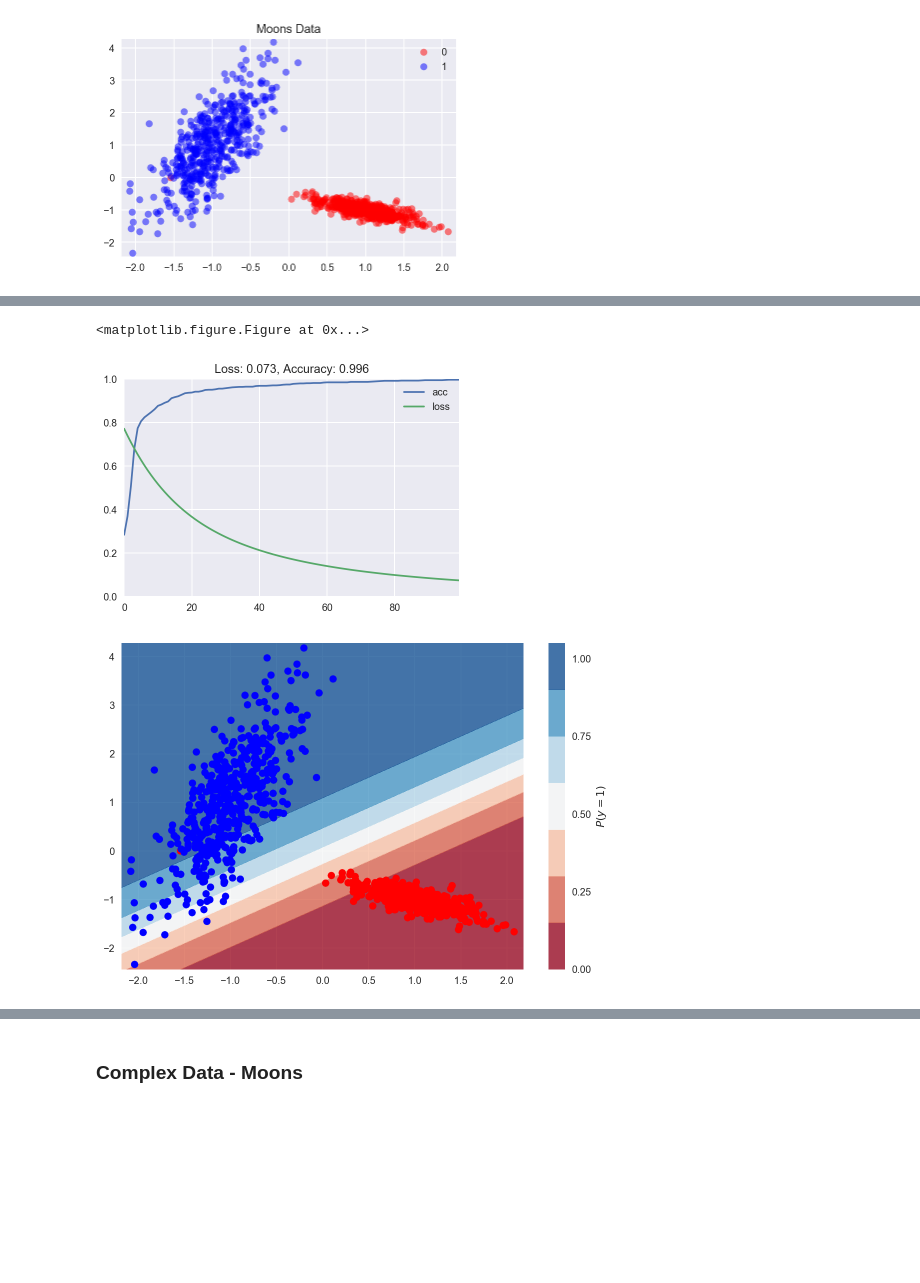
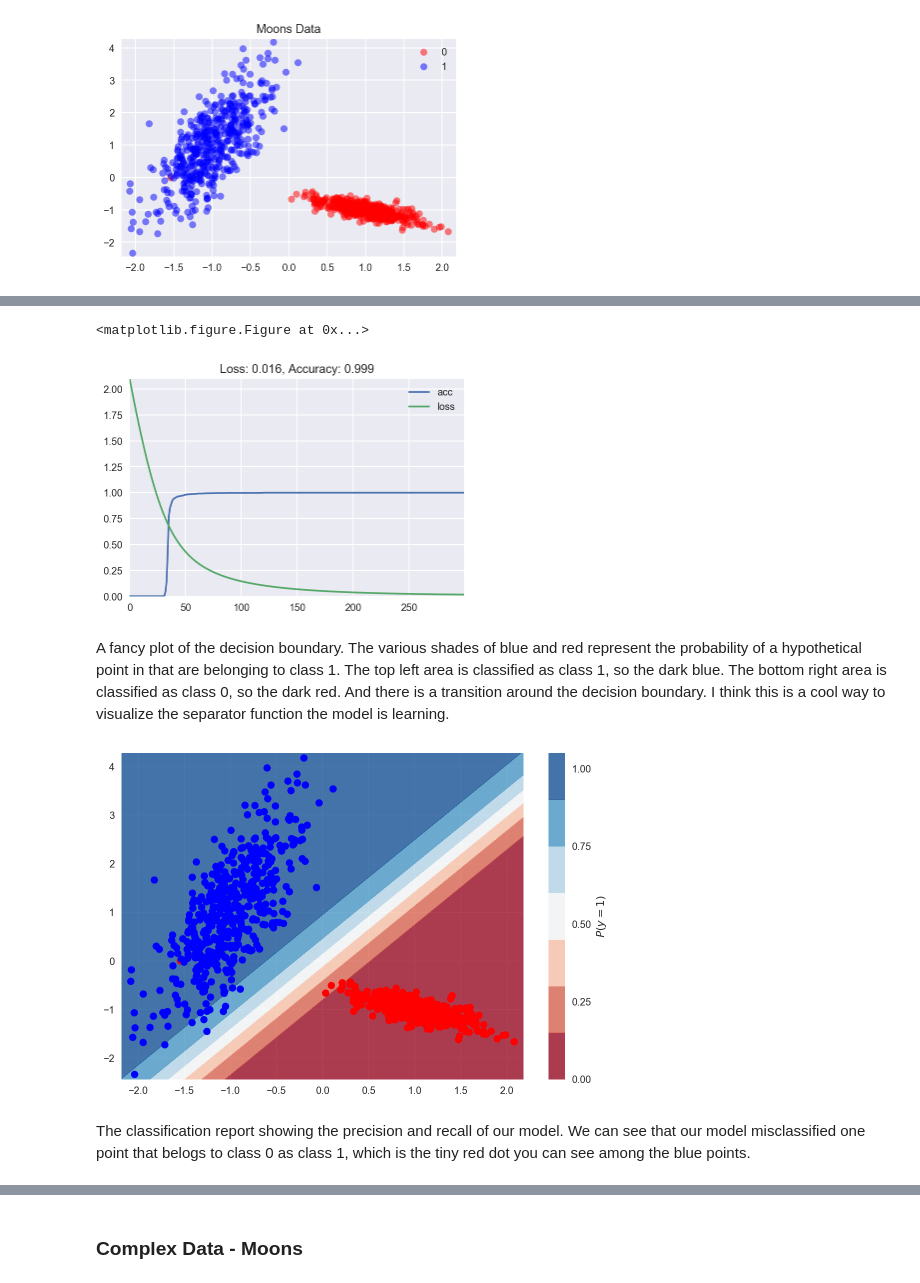
Before and after one commit to ardendertat/Applied-Deep-Learning-with-Keras, a Jupyter notebook: notebooks/Artificial Neural Networks.ipynb, the cells around one changed output, grey strips where cells are left out. Drawn from its saved outputs; the diff is of its cells as text; code cells hidden in the pictures; blank space fills up the shorter version.

```diff
--- a/notebooks/Artificial Neural Networks.ipynb
+++ b/notebooks/Artificial Neural Networks.ipynb
@@ -60,7 +61,7 @@ def plot_data(X, y):
 def plot_loss_accuracy(history):
     historydf = pd.DataFrame(history.history, index=history.epoch)
     plt.figure(figsize=(8, 6))
-    historydf.plot(ylim=(0, 1))
+    historydf.plot(ylim=(0, max(1, historydf.values.max())))
     loss = history.history['loss'][-1]
     acc = history.history['acc'][-1]
     plt.title('Loss: %.3f, Accuracy: %.3f' % (loss, acc))
@@ -106,0 +114,12 @@ plt.title('Moons Data')
+# %%
+lr = LogisticRegression()
+lr.fit(X, y)
+print('LR coefficients:', lr.coef_)
+print('LR intercept:', lr.intercept_)
+
+plot_data(X, y)
+plt.title('Moons Data')
+
+limits = np.array([-2, 2])
+boundary = -(lr.coef_[0][0] * limits + lr.intercept_[0]) / lr.coef_[0][1]
+_ = plt.plot(left_right, boundary, "g-", linewidth=2)
@@ -107,15 +158,19 @@ plt.title('Moons Data')
 # %%
 model = Sequential()
-model.add(Dense(1, input_shape=(2,), activation='sigmoid'))
+model.add(Dense(units=1, input_shape=(2,), activation='sigmoid'))
 
-model.compile('adam', 'binary_crossentropy', metrics=['accuracy'])
+model.compile(optimizer='adam', loss='binary_crossentropy', metrics=['accuracy'])
 
-history = model.fit(X, y, verbose=0, epochs=100)
+history = model.fit(x=X, y=y, verbose=0, epochs=300)
 plot_loss_accuracy(history)
 # %% [output]
 <matplotlib.figure.Figure at 0x...>
-[figure, old version]
+[figure, new version]
+# %% [markdown]
+A fancy plot of the decision boundary. The various shades of blue and red represent the probability of a hypothetical point in that are belonging to class 1. The top left area is classified as class 1, so the dark blue. The bottom right area is classified as class 0, so the dark red. And there is a transition around the decision boundary. I think this is a cool way to visualize the separator function the model is learning.
 # %%
 plot_decision_boundary(lambda x: model.predict(x), X, y)
 # %% [output]
-[figure, old version]
+[figure, new version]
+# %% [markdown]
+The classification report showing the precision and recall of our model. We can see that our model misclassified one point that belogs to class 0 as class 1, which is the tiny red dot you can see among the blue points.
```
Also changed, not shown: parts of 27 cells of this notebook, 1 other file.
